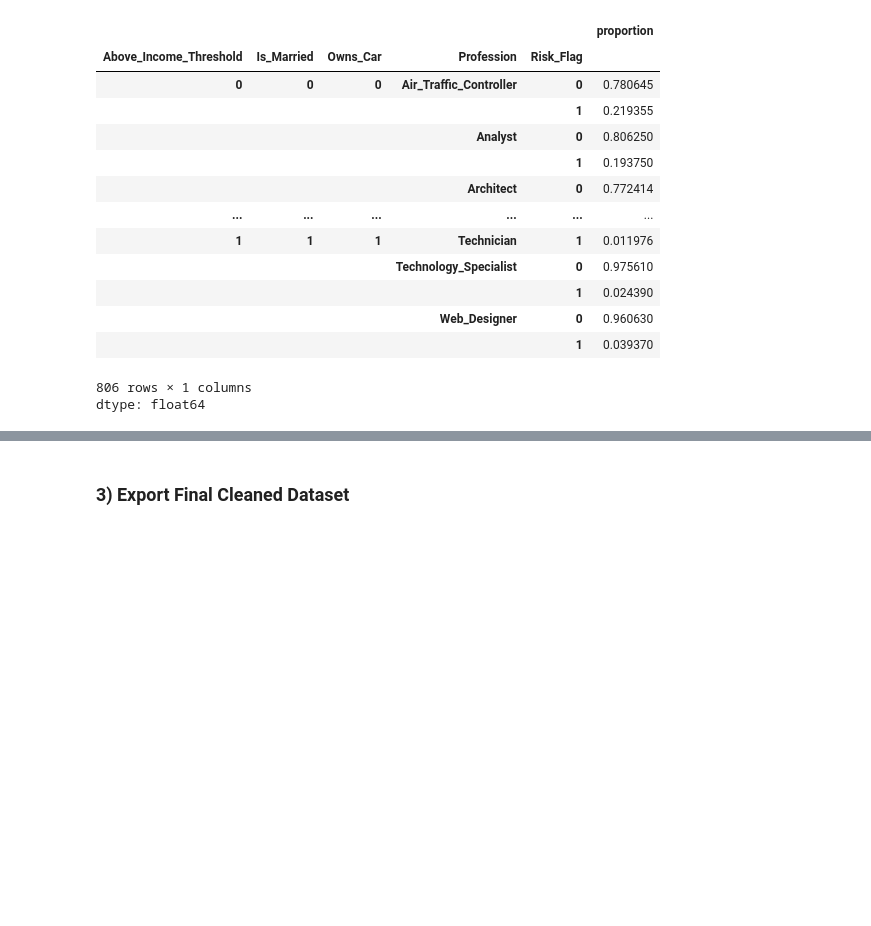
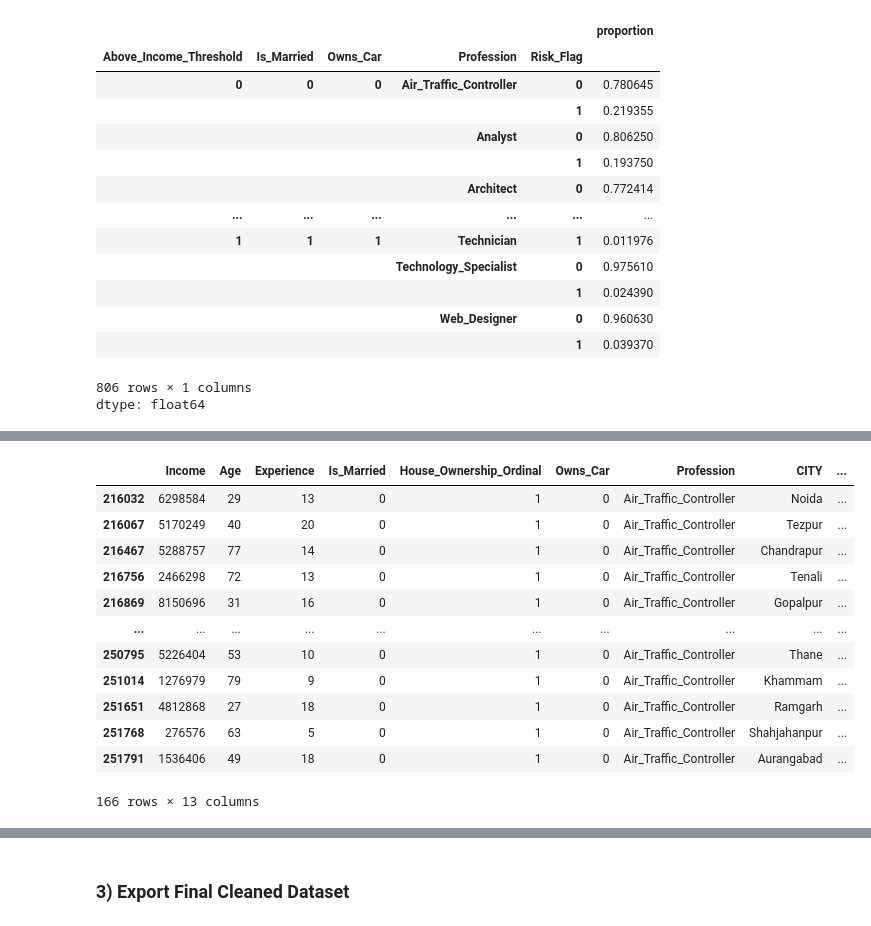
Before and after one commit to BenjaminUy/Predicting-Loan-User-Default-Risk, a Jupyter notebook: notebooks/Cleaning_&_Analysis.ipynb, the cells around one changed output, grey strips where cells are left out. Cells and saved outputs as stored; diff of their text form; code cells hidden in the pictures; blank space fills up the shorter version.

```diff
--- a/notebooks/Cleaning_&_Analysis.ipynb
+++ b/notebooks/Cleaning_&_Analysis.ipynb
@@ -711,0 +709,12 @@ KeyError: 'Risk_Flag'
+# %%
+threshold = 0.10
+
+# Group profession, state, and city and get the income at the threshold-th quantile
+income_group = df.groupby(['Profession', 'STATE', 'CITY'])['Income'].quantile(threshold)
+
+# Updating above_income_threshold
+df['Above_Income_Threshold'] = df.apply(lambda x: 1 if x['Income'] >= income_group[x['Profession'], x['STATE'], x['CITY']] else 0, axis=1)
+
+# Check if the proportion of Risk_Flag for each group changes
+even_larger_group = df.groupby(['Above_Income_Threshold', 'Is_Married', 'Owns_Car', 'Profession'])['Risk_Flag'].value_counts(normalize=True)
+even_larger_group
@@ -711,0 +799,20 @@ KeyError: 'Risk_Flag'
+# %%
+# Now let's see if we can find any differences between those who default and
+# those who don't in the group below the income threshold, is single, and w/o a car
+air_traffic_df = df[(df['Profession'] == 'Air_Traffic_Controller') & (df['Above_Income_Threshold'] == 0) &
+                    (df['Is_Married'] == 0) & (df['Owns_Car'] == 0)]
+air_traffic_df
+# %% [output]
+|  | Income | Age | Experience | Is_Married | House_Ownership_Ordinal | Owns_Car | Profession | CITY | ... |
+| 216032 | 6298584 | 29 | 13 | 0 | 1 | 0 | Air_Traffic_Controller | Noida | ... |
+| 216067 | 5170249 | 40 | 20 | 0 | 1 | 0 | Air_Traffic_Controller | Tezpur | ... |
+| 216467 | 5288757 | 77 | 14 | 0 | 1 | 0 | Air_Traffic_Controller | Chandrapur | ... |
+| 216756 | 2466298 | 72 | 13 | 0 | 1 | 0 | Air_Traffic_Controller | Tenali | ... |
+| 216869 | 8150696 | 31 | 16 | 0 | 1 | 0 | Air_Traffic_Controller | Gopalpur | ... |
+| ... | ... | ... | ... | ... | ... | ... | ... | ... | ... |
+| 250795 | 5226404 | 53 | 10 | 0 | 1 | 0 | Air_Traffic_Controller | Thane | ... |
+| 251014 | 1276979 | 79 | 9 | 0 | 1 | 0 | Air_Traffic_Controller | Khammam | ... |
+| 251651 | 4812868 | 27 | 18 | 0 | 1 | 0 | Air_Traffic_Controller | Ramgarh | ... |
+| 251768 | 276576 | 63 | 5 | 0 | 1 | 0 | Air_Traffic_Controller | Shahjahanpur | ... |
+| 251791 | 1536406 | 49 | 18 | 0 | 1 | 0 | Air_Traffic_Controller | Aurangabad | ... |
+166 rows × 13 columns
```
Also changed, not shown: parts of 19 cells of this notebook.
